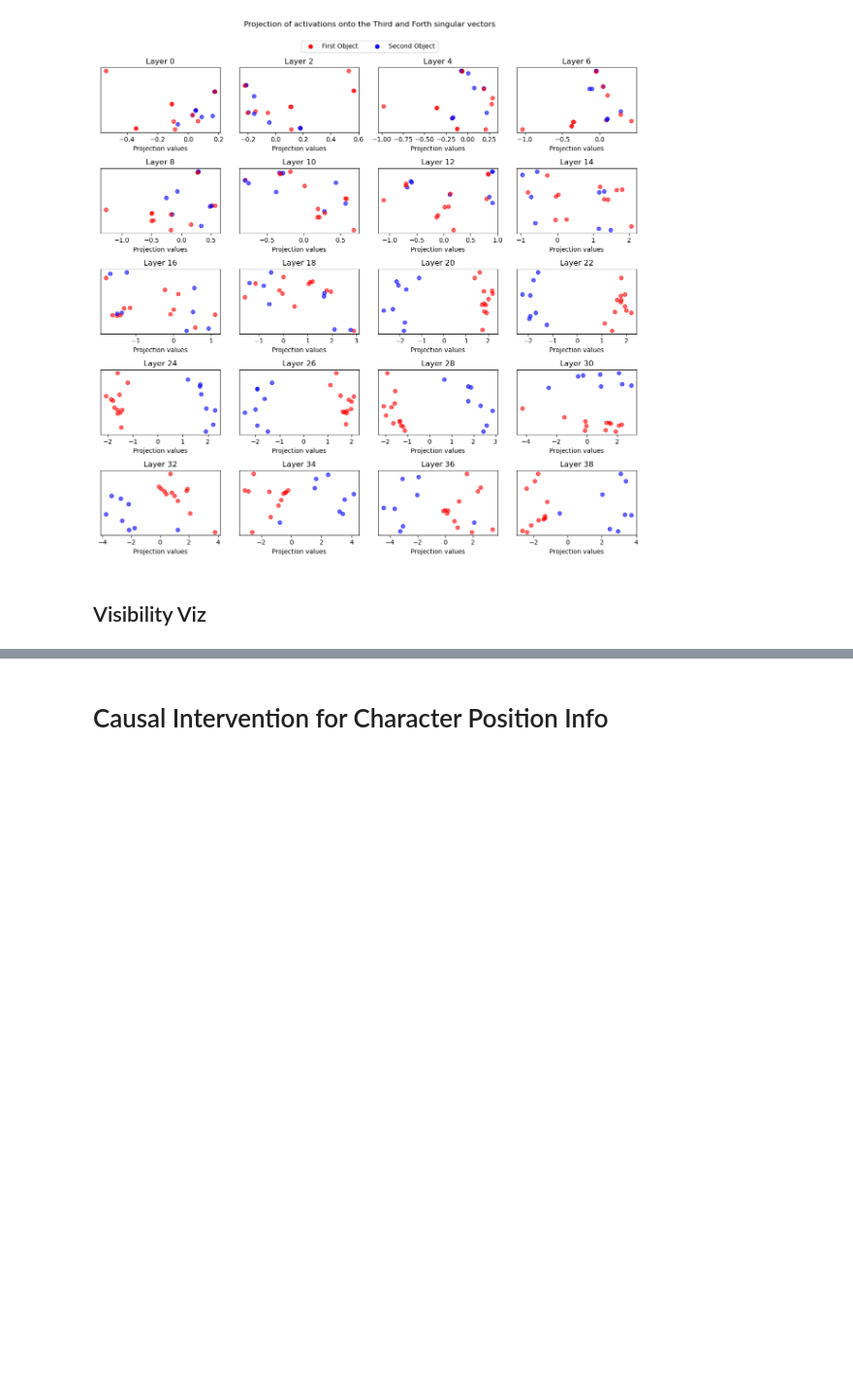
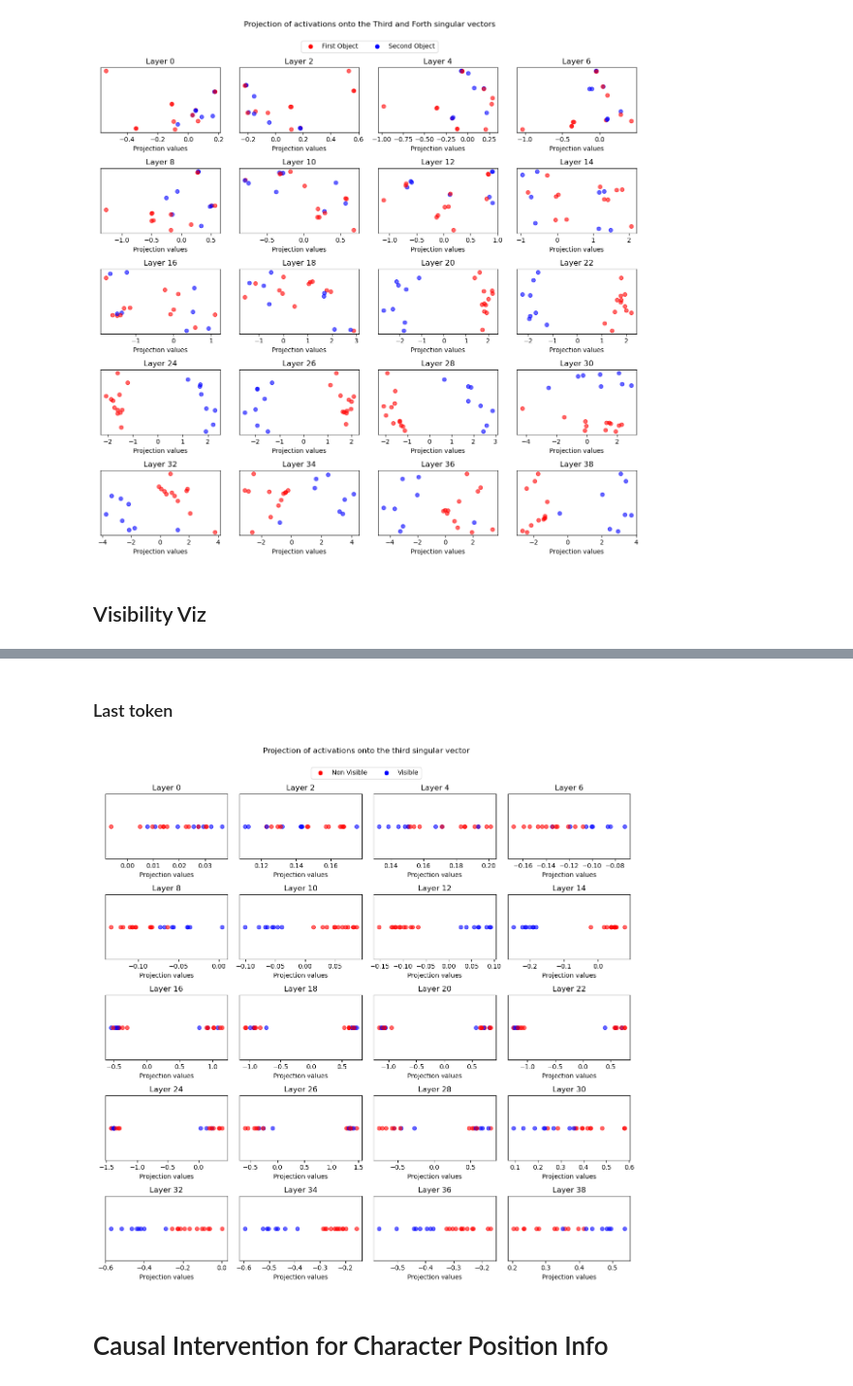
Before and after one commit to umango101/belief_tracking, a Jupyter notebook: notebooks/rep_analysis.ipynb, the cells around one changed output, grey strips where cells are left out. Shown at 97% size. Cells and saved outputs as stored; diff of their text form; code cells hidden in the pictures; blank space fills up the shorter version.

```diff
--- a/notebooks/rep_analysis.ipynb
+++ b/notebooks/rep_analysis.ipynb
@@ -280,3 +281,45 @@ plt.show()
+# %% [markdown]
+### Last token
+# %%
+projected_acts = {}
+for l in range(0, 40, 2):
+    V = torch.load(f"../svd_results/last_token/Vh_{l}.pt")
+    acts_l = acts_charac[:, l, :].cuda()
+    projected_acts[l] = torch.matmul(acts_l, V[1:2, :].t()).cpu().numpy()
+
+    del acts_l
+    torch.cuda.empty_cache()
+
+# Create a plot with 10 subplots, each subplot showing the projection of activations of layer l onto the first singular vector.
+fig, axs = plt.subplots(5, 4, figsize=(12, 12))
+for l in range(0, 40, 2):
+    i = l//2
+
+    for j, idx in enumerate(visibility):
+        axs[i // 4, i % 4].scatter(
+            projected_acts[l][j][0],
+            np.zeros_like(projected_acts[l][j][0]),
+            color='r' if idx == 0 else 'b',
+            alpha=0.6
+        )
+
+    axs[i // 4, i % 4].set_title(f"Layer {l}")
+    axs[i // 4, i % 4].set_yticks([])
+    axs[i // 4, i % 4].set_xlabel("Projection values")
+
+# Create a custom legend
+custom_legend = [
+    plt.Line2D([0], [0], marker='o', color='w', markerfacecolor='r', markersize=8, label="Non Visible"),
+    plt.Line2D([0], [0], marker='o', color='w', markerfacecolor='b', markersize=8, label="Visible"),
+]
+fig.legend(handles=custom_legend, loc='upper center', ncol=2, bbox_to_anchor=(0.5, 0.95))
+
+plt.suptitle("Projection of activations onto the third singular vector")
+plt.tight_layout(rect=[0, 0, 1, 0.95])  # Adjust layout to fit the legend
+plt.show()
+# plt.savefig("../plots/rep_viz/third_SV.png", dpi=300)
+# %% [output]
+[figure, added]
 # %% [markdown]
 # Causal Intervention for Character Position Info
 # %%
```
Also changed, not shown: parts of 15 cells of this notebook, 5 other files.
